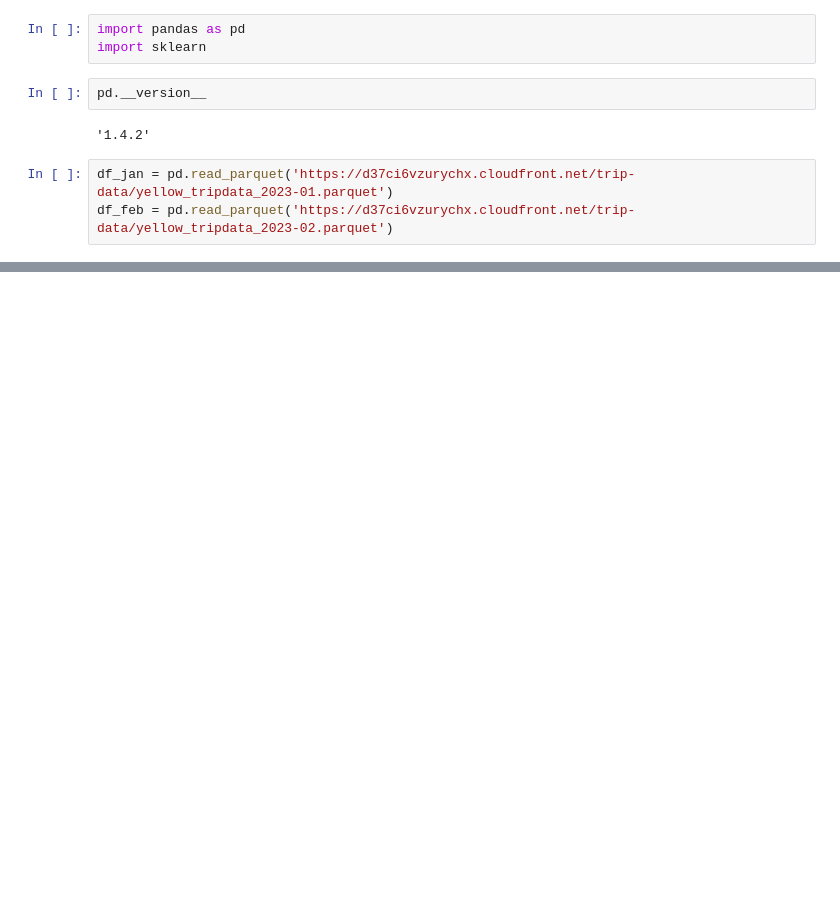
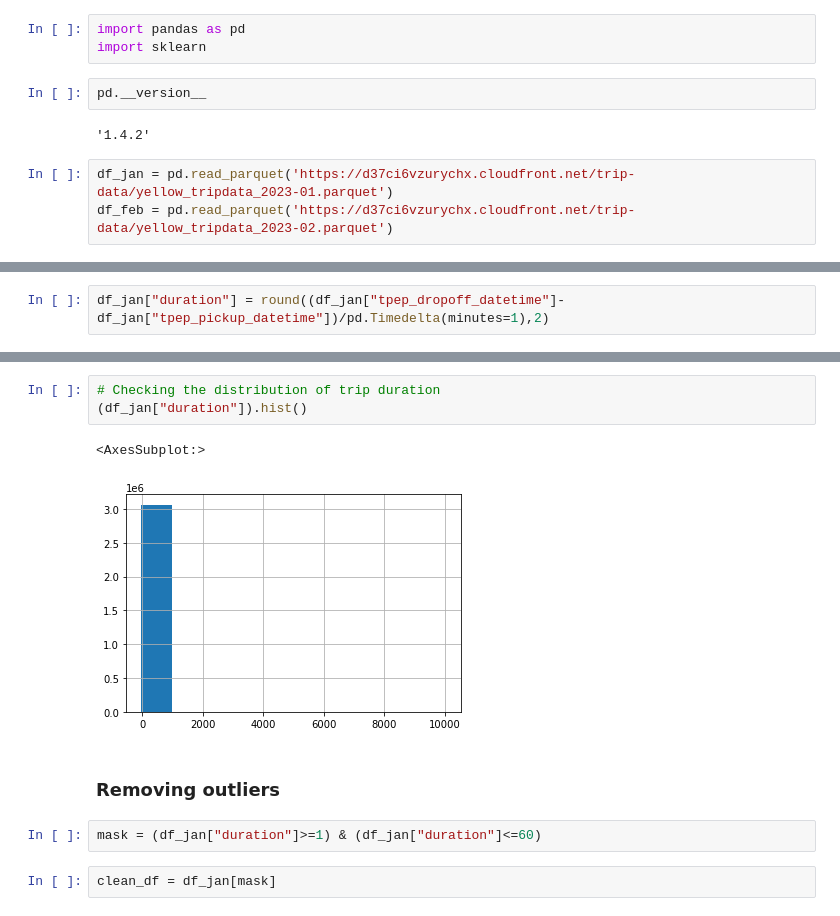
Before and after one commit to Hor-layinka/Hobs-ML-zoomcamp, a Jupyter notebook: 01_intro/Homework.ipynb, the cells around one changed output, grey strips where cells are left out. Saved outputs shown, nothing was run; the diff lists cells and outputs as text; blank space fills up the shorter version.

```diff
--- a/01_intro/Homework.ipynb
+++ b/01_intro/Homework.ipynb
@@ -30,0 +27,2 @@ memory usage: 444.6+ MB
+# %%
+df_jan["duration"] = round((df_jan["tpep_dropoff_datetime"]-df_jan["tpep_pickup_datetime"])/pd.Timedelta(minutes=1),2)
@@ -30,0 +46,12 @@ memory usage: 444.6+ MB
+# %%
+# Checking the distribution of trip duration
+(df_jan["duration"]).hist()
+# %% [output]
+<AxesSubplot:>
+[figure, added]
+# %% [markdown]
+### Removing outliers
+# %%
+mask = (df_jan["duration"]>=1) & (df_jan["duration"]<=60)
+# %%
+clean_df = df_jan[mask]
```
Also changed, not shown: parts of 8 cells of this notebook.
